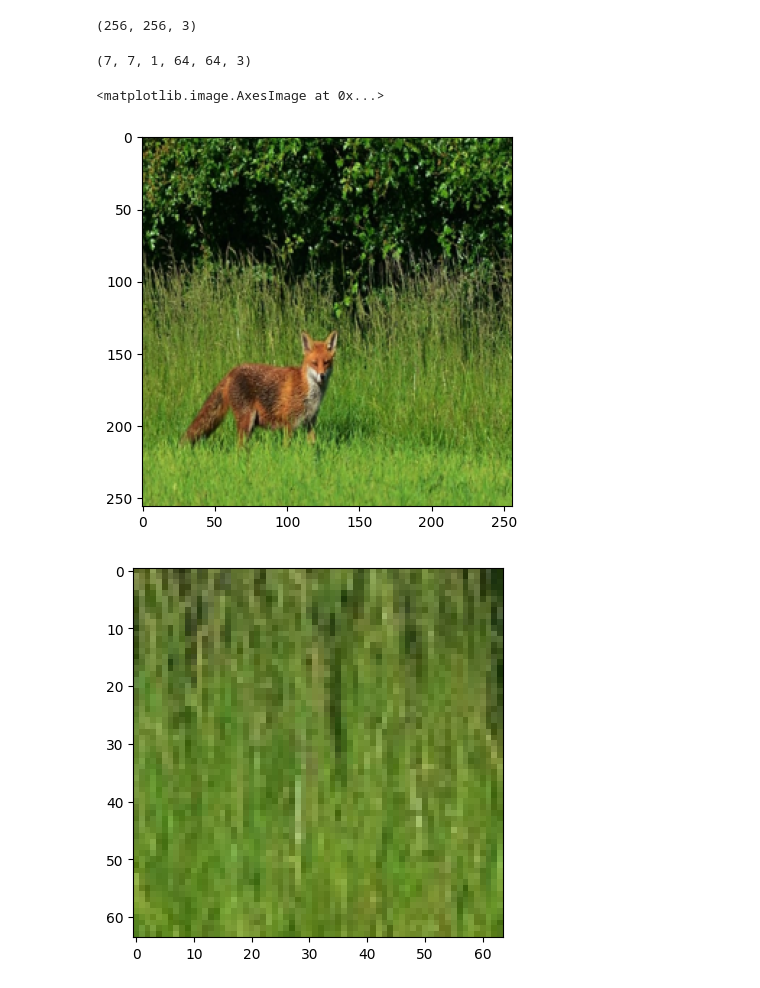
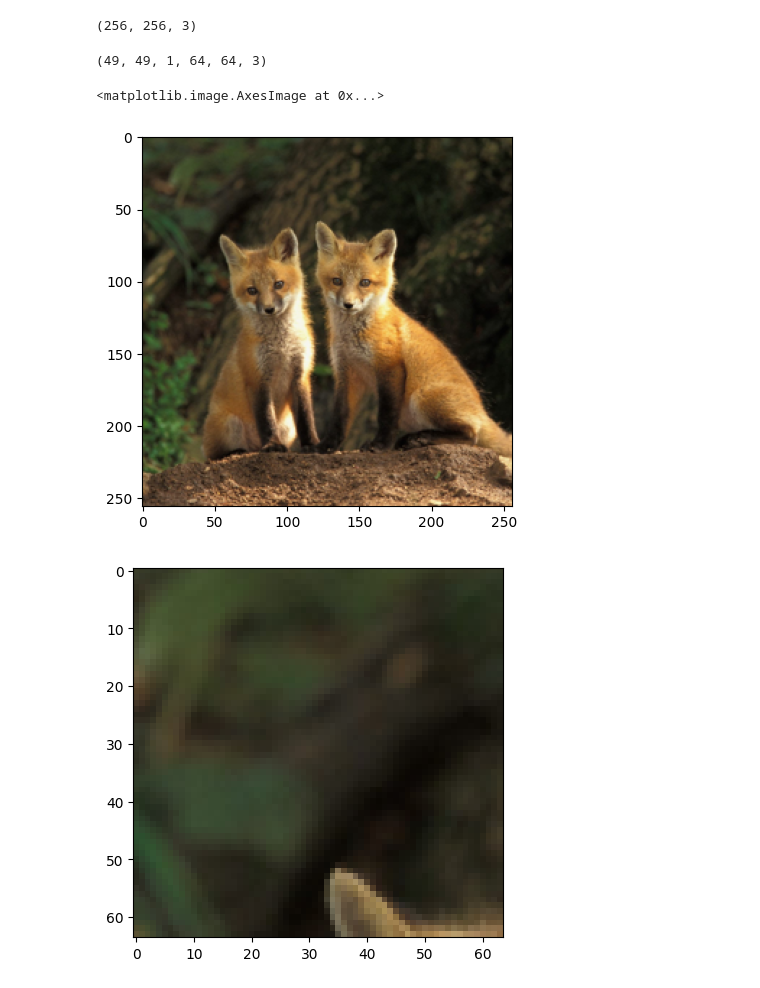
Before and after one commit to antoineedy/EZ-SCM-MFMSIS-dissertation-UoS, a Jupyter notebook: test_clip.ipynb, the cells around one changed output. Saved outputs shown, nothing was run; the diff lists cells and outputs as text; code cells hidden in the pictures.

```diff
--- a/test_clip.ipynb
+++ b/test_clip.ipynb
@@ -72,24 +75,25 @@ def pipeline_clip(rgb_image):
     similarity = text_features.cpu().numpy() @ image_features.cpu().numpy().T
     return similarity
 # %%
-image = Image.open("fox.JPG").convert("RGB")
+#image = Image.open("fox.JPG").convert("RGB")
+image = Image.open("fox2.jpg").convert("RGB")
 image = image.resize((256, 256))
 image = np.array(image)
 image.shape
 # %% [output]
 (256, 256, 3)
 # %%
-images = patchify.patchify(image, (64, 64, 3), step = 32)
+images = patchify.patchify(image, (64, 64, 3), step = 4)
 print(images.shape)
 plt.figure()
 plt.imshow(image)
 plt.figure()
 plt.imshow(images[4,5,0,:,:])
 # %% [output]
-(7, 7, 1, 64, 64, 3)
+(49, 49, 1, 64, 64, 3)
 <matplotlib.image.AxesImage at 0x...>
-[figure, old version]
+[figure, new version]
-[figure, old version]
+[figure, new version]
 # %%
 classes = np.zeros((images.shape[0], images.shape[1], 100))
 
```
Also changed, not shown: parts of 6 cells of this notebook, 2 other files.
